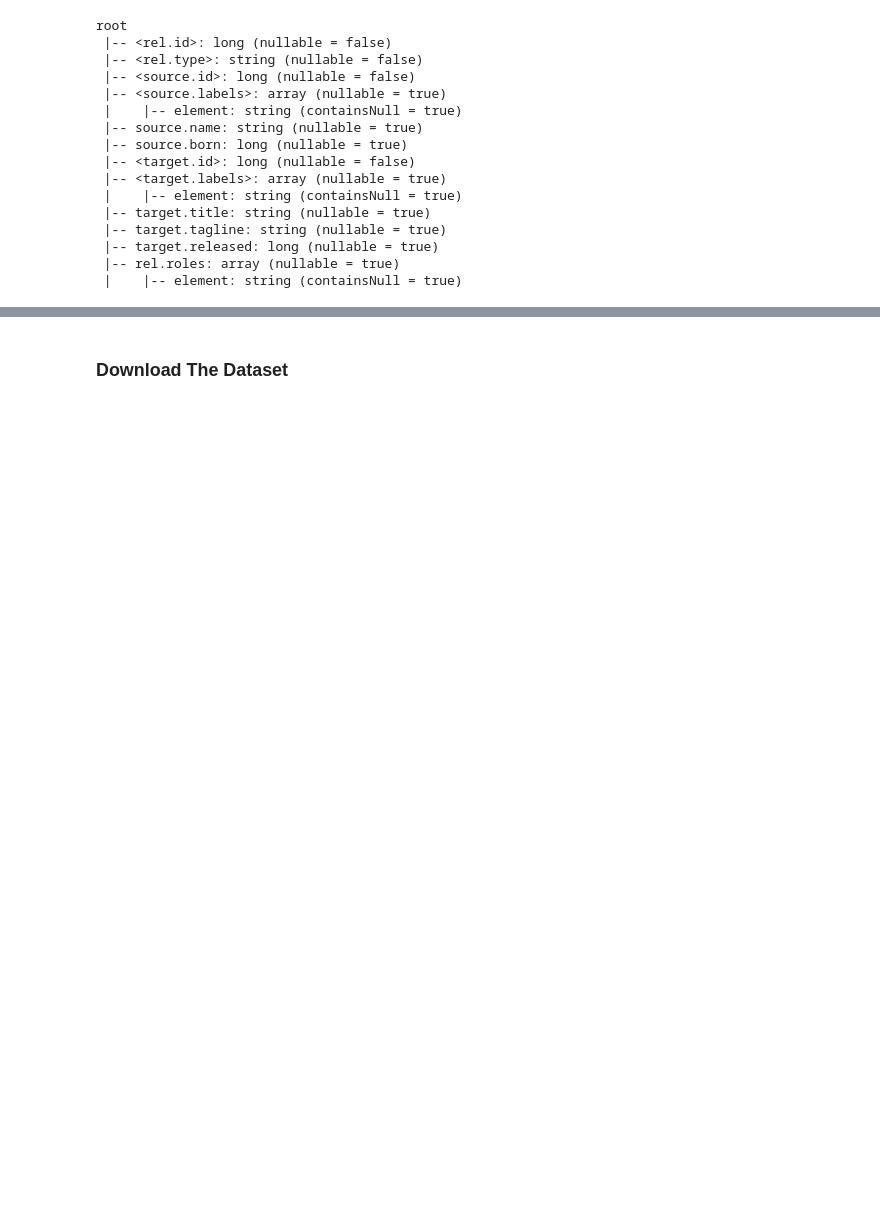
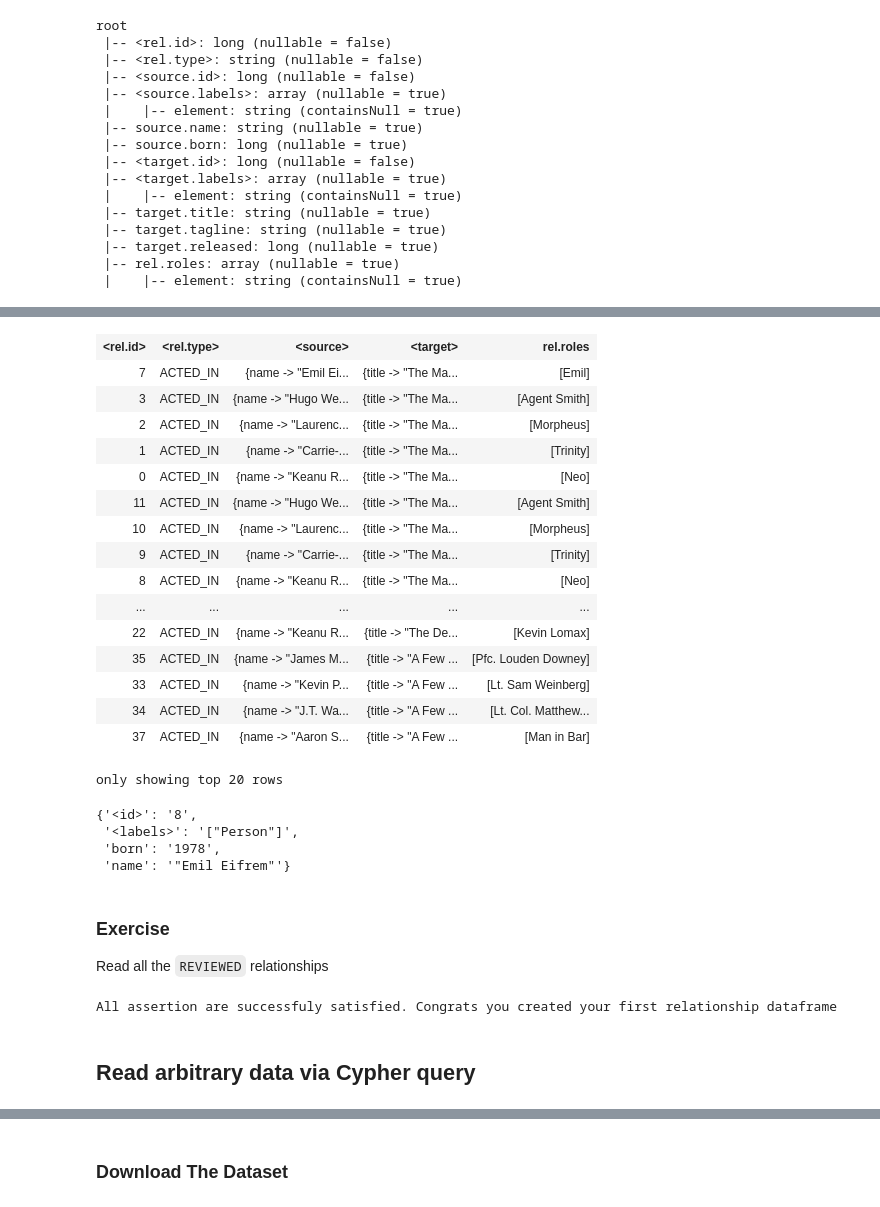
Before and after one commit to conker84/gc-2k22-spark, a Jupyter notebook: neo4j_spark.ipynb, the cells around one changed output, grey strips where cells are left out. Cells and saved outputs as stored; diff of their text form; code cells hidden in the pictures; blank space fills up the shorter version.

```diff
--- a/neo4j_spark.ipynb
+++ b/neo4j_spark.ipynb
@@ -707,2 +749,31 @@ actedin_map_df.printSchema()
 # %%
-actedin_map_df.printSchema()
+actedin_map_df
+# %% [output]
+| <rel.id> | <rel.type> | <source> | <target> | rel.roles |
+| 7 | ACTED_IN | {name -> "Emil Ei... | {title -> "The Ma... | [Emil] |
+| 3 | ACTED_IN | {name -> "Hugo We... | {title -> "The Ma... | [Agent Smith] |
+| 2 | ACTED_IN | {name -> "Laurenc... | {title -> "The Ma... | [Morpheus] |
+| 1 | ACTED_IN | {name -> "Carrie-... | {title -> "The Ma... | [Trinity] |
+| 0 | ACTED_IN | {name -> "Keanu R... | {title -> "The Ma... | [Neo] |
+| 11 | ACTED_IN | {name -> "Hugo We... | {title -> "The Ma... | [Agent Smith] |
+| 10 | ACTED_IN | {name -> "Laurenc... | {title -> "The Ma... | [Morpheus] |
+| 9 | ACTED_IN | {name -> "Carrie-... | {title -> "The Ma... | [Trinity] |
+| 8 | ACTED_IN | {name -> "Keanu R... | {title -> "The Ma... | [Neo] |
+| ... | ... | ... | ... | ... |
+| 22 | ACTED_IN | {name -> "Keanu R... | {title -> "The De... | [Kevin Lomax] |
+| 35 | ACTED_IN | {name -> "James M... | {title -> "A Few ... | [Pfc. Louden Downey] |
+| 33 | ACTED_IN | {name -> "Kevin P... | {title -> "A Few ... | [Lt. Sam Weinberg] |
+| 34 | ACTED_IN | {name -> "J.T. Wa... | {title -> "A Few ... | [Lt. Col. Matthew... |
+| 37 | ACTED_IN | {name -> "Aaron S... | {title -> "A Few ... | [Man in Bar] |
+only showing top 20 rows
+# %%
+actedin_map_df.collect()[0]["<source>"]
+# %% [output]
+{'<id>': '8',
+ '<labels>': '["Person"]',
+ 'born': '1978',
+ 'name': '"Emil Eifrem"'}
+# %% [markdown]
+### Exercise
+
+Read all the `REVIEWED` relationships
@@ -708,0 +782,25 @@ actedin_map_df.printSchema()
+# %%
+"""
+ This paragraph is for validating the code the you
+ wrote above, please execute it after you
+ created the reviewed_df
+"""
+
+assert reviewed_df.count() == 44
+assert reviewed_df.schema.fieldNames() == ['<rel.id>',
+ '<rel.type>',
+ '<source.id>',
+ '<source.labels>',
+ 'source.name',
+ 'source.born',
+ '<target.id>',
+ '<target.labels>',
+ 'target.title',
+ 'target.tagline',
+ 'target.released']
+assert reviewed_df.collect()[0]["<rel.type>"] == 'DIRECTED'
+print("All assertion are successfuly satisfied. Congrats you created your first relationship dataframe")
+# %% [output]
+All assertion are successfuly satisfied. Congrats you created your first relationship dataframe
+# %% [markdown]
+## Read arbitrary data via Cypher query
```
Also changed, not shown: parts of 60 cells of this notebook.
